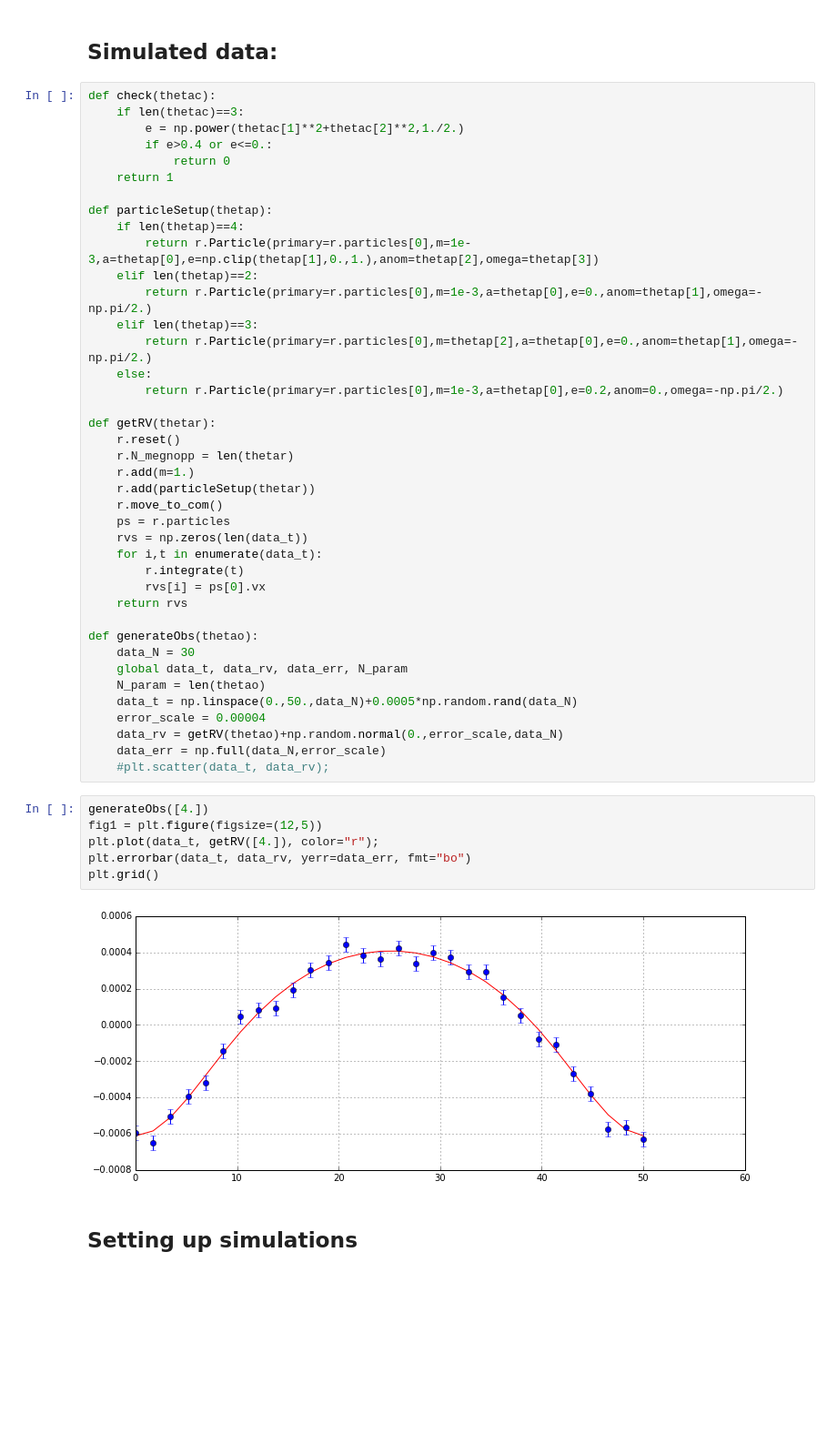
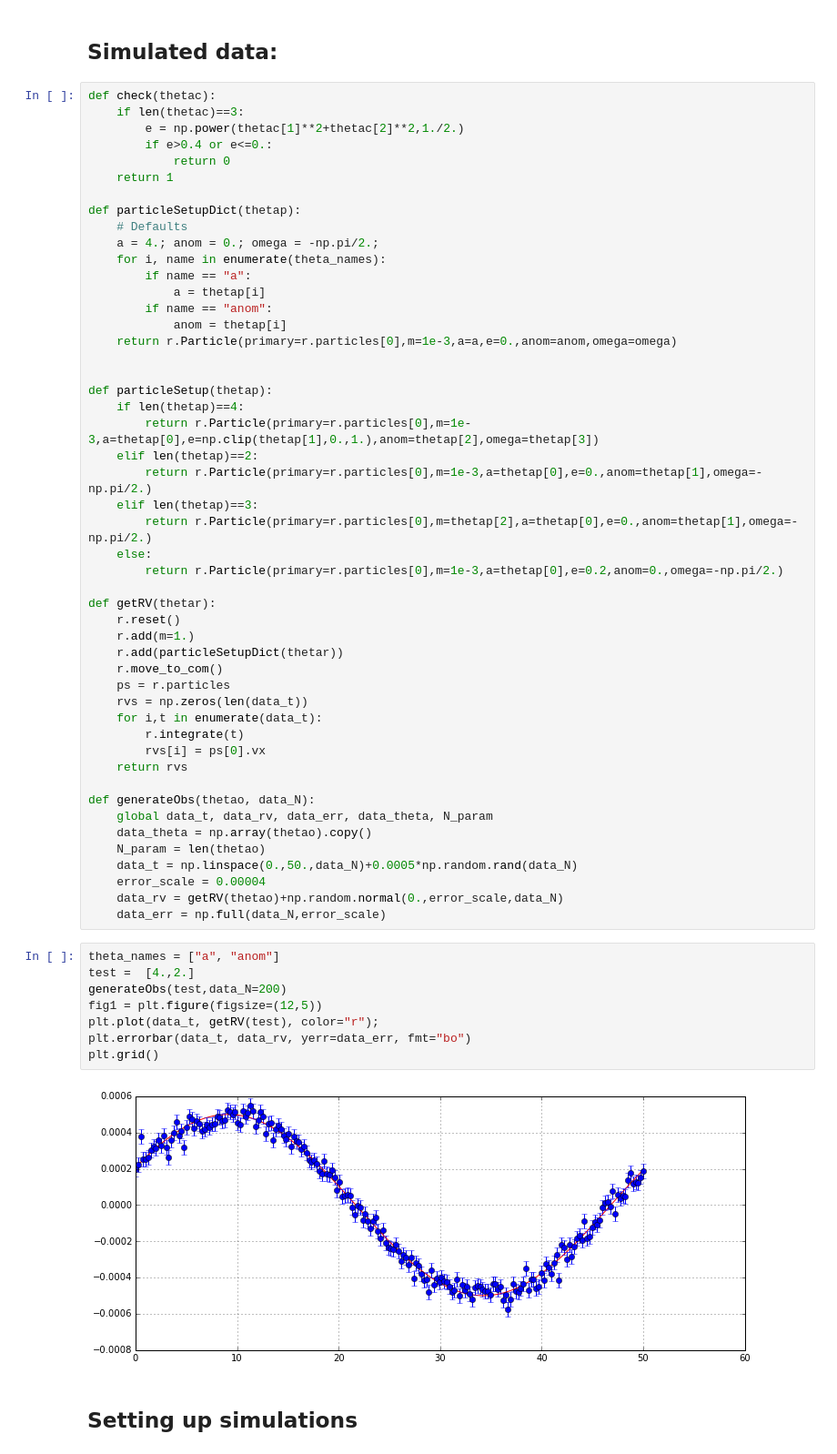
Before and after one commit to toni88x/rebound, a Jupyter notebook: python_examples/LangevinMCMC-2nd-logp-proposal.ipynb, the cells around one changed output. Shown at 91% size. Drawn from its saved outputs; the diff is of its cells as text; blank space fills up the shorter version.

```diff
--- a/python_examples/LangevinMCMC-2nd-logp-proposal.ipynb
+++ b/python_examples/LangevinMCMC-2nd-logp-proposal.ipynb
@@ -25,6 +24,17 @@ def check(thetac):
         if e>0.4 or e<=0.:
             return 0
     return 1
+
+def particleSetupDict(thetap):
+    # Defaults
+    a = 4.; anom = 0.; omega = -np.pi/2.;
+    for i, name in enumerate(theta_names):
+        if name == "a":
+            a = thetap[i]
+        if name == "anom":
+            anom = thetap[i]
+    return r.Particle(primary=r.particles[0],m=1e-3,a=a,e=0.,anom=anom,omega=omega)
+
 
 def particleSetup(thetap):
     if len(thetap)==4:
@@ -38,9 +48,8 @@ def particleSetup(thetap):
 
 def getRV(thetar):
     r.reset()
-    r.N_megnopp = len(thetar)
     r.add(m=1.)
-    r.add(particleSetup(thetar))
+    r.add(particleSetupDict(thetar))
     r.move_to_com()
     ps = r.particles
     rvs = np.zeros(len(data_t))
@@ -49,23 +58,24 @@ def getRV(thetar):
         rvs[i] = ps[0].vx
     return rvs
 
-def generateObs(thetao):
-    data_N = 30
-    global data_t, data_rv, data_err, N_param
+def generateObs(thetao, data_N):
+    global data_t, data_rv, data_err, data_theta, N_param
+    data_theta = np.array(thetao).copy()
     N_param = len(thetao)
     data_t = np.linspace(0.,50.,data_N)+0.0005*np.random.rand(data_N)
     error_scale = 0.00004
     data_rv = getRV(thetao)+np.random.normal(0.,error_scale,data_N)
     data_err = np.full(data_N,error_scale)
-    #plt.scatter(data_t, data_rv);
 # %%
-generateObs([4.])
+theta_names = ["a", "anom"]
+test =  [4.,2.]
+generateObs(test,data_N=200)
 fig1 = plt.figure(figsize=(12,5))
-plt.plot(data_t, getRV([4.]), color="r");
+plt.plot(data_t, getRV(test), color="r");
 plt.errorbar(data_t, data_rv, yerr=data_err, fmt="bo")
 plt.grid()
 # %% [output]
-[figure, old version]
+[figure, new version]
 # %% [markdown]
 ## Setting up simulations
 # %%
```
Also changed, not shown: parts of 3 cells of this notebook.
